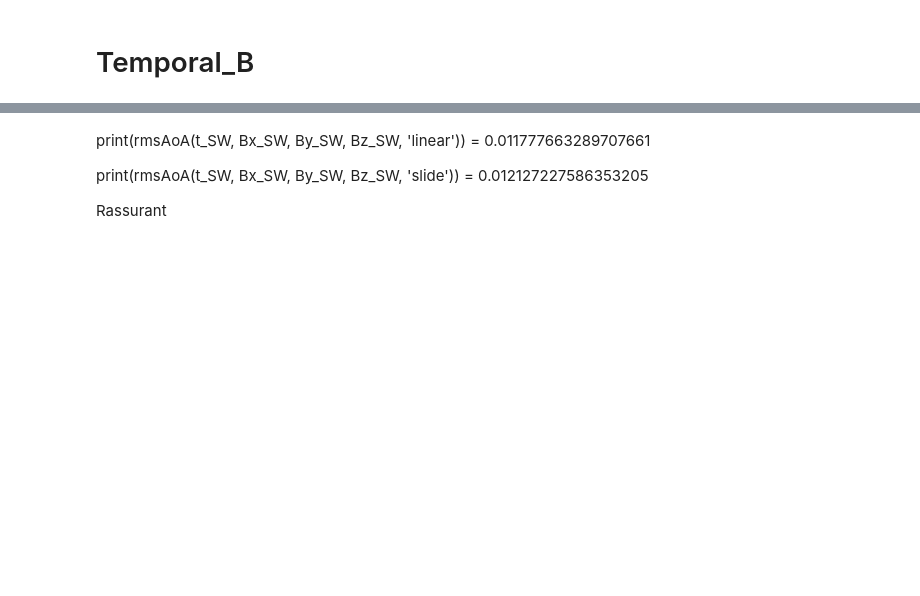
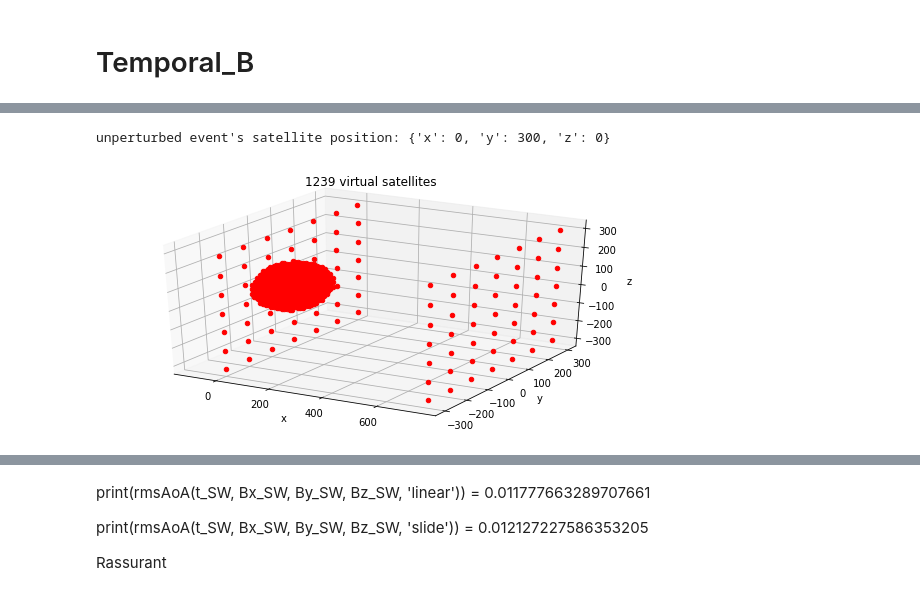
Before and after one commit to cmoissar/Jupyter-Notebooks, a Jupyter notebook: Story_Reader.ipynb, the cells around one changed output, grey strips where cells are left out. Drawn from its saved outputs; the diff is of its cells as text; code cells hidden in the pictures; blank space fills up the shorter version.

```diff
--- a/Story_Reader.ipynb
+++ b/Story_Reader.ipynb
@@ -679,2 +729,16 @@ plt.show()
 # %% [markdown]
 # Temporal_B
+# %%
+data_quiet = {}
+for t in data:
+    if int(t[1:]) <= 190: #warning: ugly manual value
+        data_quiet.update({t: {'B_upstream': data[t]['B_upstream'],
+                               'V_upstream': data[t]['V_upstream'],
+                               'N_upstream': data[t]['N_upstream']}})
+
+B0 = np.mean([data_quiet[t]['B_upstream'] for t in data_quiet])
+N0 = np.mean([data_quiet[t]['N_upstream'] for t in data_quiet])
+#Alfven speed is used to normalise velocities in Lathys
+V0 = B0*MD.b / np.sqrt(N0*MD.n*MD.mp*MD.µ0) / MD.v
+
+print(B0, V0, N0)
@@ -685,4 +751,4 @@ satellites = {}
 for filename in os.listdir(B_time_directory):
 
     file = B_time_directory + filename
-    satellites = MD.update_satellites_with_satellite_info(satellites, file)
+    satellites = MD.update_satellites_with_satellite_info(satellites, file, B0, V0, N0)
@@ -689,13 +770,10 @@ for filename in os.listdir(B_time_directory):
 # %%
-time_of_interest = 't00200'
+time_of_interest = 't00195'
 
 boxes = data[time_of_interest]['boxes']
 
 satellites_boxes = {}
 
 for box in boxes:
-    #this is wrong for the rough run.
-    #because the smallest x position available to the satellites is 100
-    #I hope it's ok for the real big_one_0
     closest_sat = MD.find_closest_virtual_satellite(satellites, box, boxes)
     satellites_boxes.update({box : satellites[closest_sat]})
@@ -702,13 +798,22 @@ for box in boxes:
+# %%
+#choose a satellite far away from the magnetosheath
+sat_id = '03000'
+satellites_boxes.update({'unperturbed event' : satellites[sat_id]})
+print("unperturbed event's satellite position:", satellites[sat_id]['position'] )
+# %% [output]
+unperturbed event's satellite position: {'x': 0, 'y': 300, 'z': 0}
 # %%
 # %matplotlib notebook
 fig, ax = MD.plot_virtual_sats_positions(satellites)
 
 MD.plot_virtual_sats_positions(satellites_boxes, color='blue', pre_figure=(fig, ax))
 
 yy, zz = np.meshgrid(range(-50, 50), range(-50, 50))
-ax.plot_surface(boxes['X']['coord_bow_shock'], yy, zz,  alpha=0.8)
+# ax.plot_surface(boxes['nose']['coord_bow_shock'], yy, zz,  alpha=0.8)
 
 plt.show()
+# %% [output]
+[figure, added]
 # %%
 # plt.close('all')
 # #Note: not the best way to think about it. The boxes change position during the simulation...
```
Also changed, not shown: parts of 37 cells of this notebook, 4 other files.
